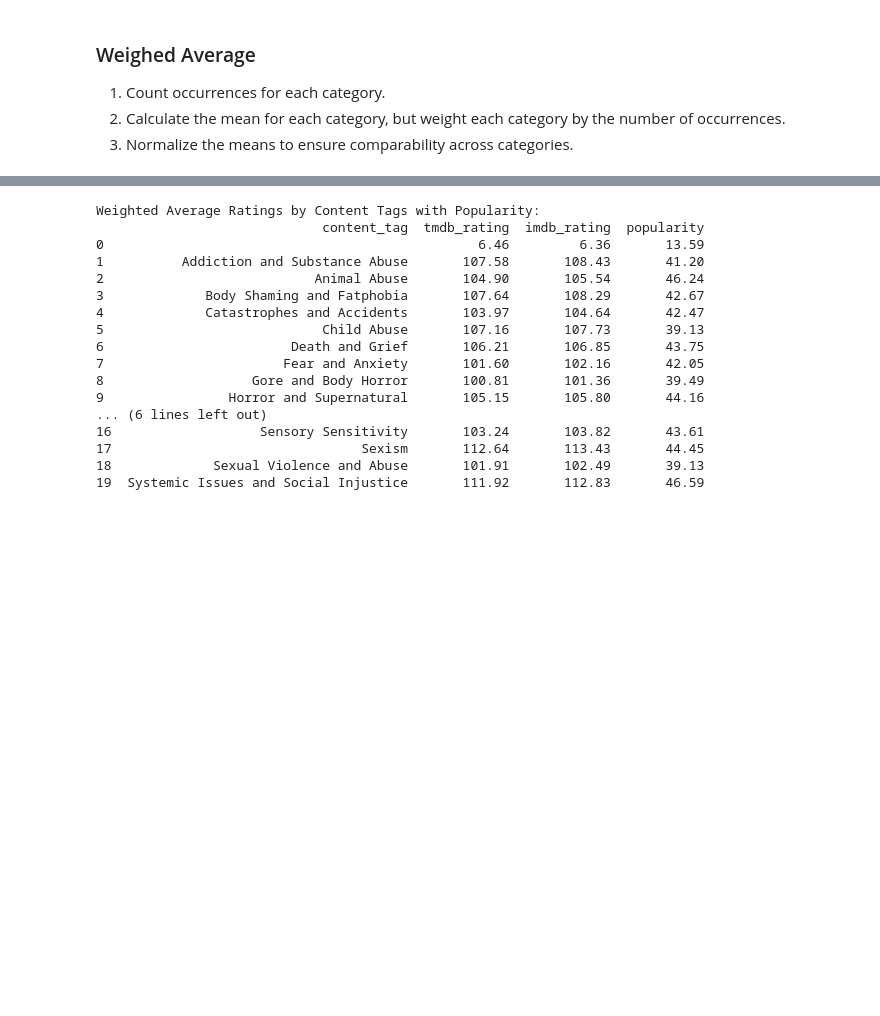
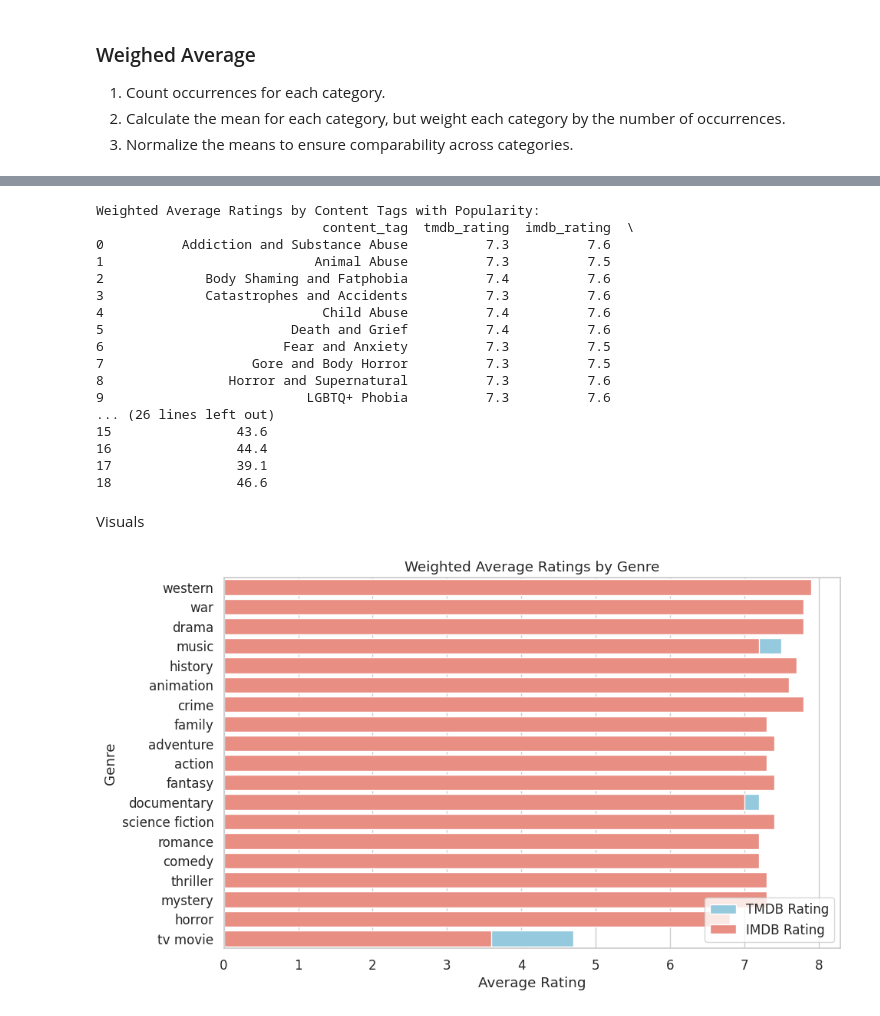
Before and after one commit to bruhu/film-sentiment-analysis, a Jupyter notebook: notebooks/film_analytics.ipynb, the cells around one changed output, grey strips where cells are left out. Cells and saved outputs as stored; diff of their text form; code cells hidden in the pictures; blank space fills up the shorter version.

Commit message:
cohens d, fix weighed tests and plots

```diff
--- a/notebooks/film_analytics.ipynb
+++ b/notebooks/film_analytics.ipynb
@@ -101,10 +149,13 @@ def weighted_mean_with_votes_and_popularity(group_df, category_column, rating_co
 # %%
 # calculate weighted averages
 sample_genre_sentiment_weighted = weighted_mean_with_votes_and_popularity(
-    sample_genres_df, 'genre', ['tmdb_rating', 'imdb_rating'], 'tmdb_votes', 'popularity'
+    sample_genres_df,
+    group_col='genre',
+    rating_cols=['tmdb_rating', 'imdb_rating'],
+    votes_cols=['tmdb_votes', 'imdb_votes'],
+    popularity_col='popularity'
 )
 
-# 4. Print Results with Popularity
-print('Weighted Average Ratings by Genre with Popularity:')
+print('Weighted Average Ratings by Genre with Popularity and Votes:\n')
 print(sample_genre_sentiment_weighted)
 # %% [output]
@@ -150,26 +207,61 @@ Weighted Average Ratings by Trigger Warnings (Events) with Popularity:
 [197 rows x 4 columns]
 # %%
 sample_content_sentiment_weighted = weighted_mean_with_votes_and_popularity(
-    sample_content_tags_df, 'content_tag', ['tmdb_rating', 'imdb_rating'], 'tmdb_votes', 'popularity'
+    sample_content_tags_df,
+    group_col='content_tag',
+    rating_cols=['tmdb_rating', 'imdb_rating'],
+    votes_cols=['tmdb_votes', 'imdb_votes'],
+    popularity_col='popularity'
 )
 
 print('\nWeighted Average Ratings by Content Tags with Popularity:')
 print(sample_content_sentiment_weighted)
 # %% [output]
 Weighted Average Ratings by Content Tags with Popularity:
-                             content_tag  tmdb_rating  imdb_rating  popularity
-0                                                6.46         6.36       13.59
-1          Addiction and Substance Abuse       107.58       108.43       41.20
-2                           Animal Abuse       104.90       105.54       46.24
-3             Body Shaming and Fatphobia       107.64       108.29       42.67
-4             Catastrophes and Accidents       103.97       104.64       42.47
-5                            Child Abuse       107.16       107.73       39.13
-6                        Death and Grief       106.21       106.85       43.75
-7                       Fear and Anxiety       101.60       102.16       42.05
-8                   Gore and Body Horror       100.81       101.36       39.49
-9                Horror and Supernatural       105.15       105.80       44.16
-... (6 lines left out)
-16                   Sensory Sensitivity       103.24       103.82       43.61
-17                                Sexism       112.64       113.43       44.45
-18             Sexual Violence and Abuse       101.91       102.49       39.13
-19  Systemic Issues and Social Injustice       111.92       112.83       46.59
+                             content_tag  tmdb_rating  imdb_rating  \
+0          Addiction and Substance Abuse          7.3          7.6
+1                           Animal Abuse          7.3          7.5
+2             Body Shaming and Fatphobia          7.4          7.6
+3             Catastrophes and Accidents          7.3          7.6
+4                            Child Abuse          7.4          7.6
+5                        Death and Grief          7.4          7.6
+6                       Fear and Anxiety          7.3          7.5
+7                   Gore and Body Horror          7.3          7.5
+8                Horror and Supernatural          7.3          7.6
+9                          LGBTQ+ Phobia          7.3          7.6
+... (26 lines left out)
+15                43.6
+16                44.4
+17                39.1
+18                46.6
+# %% [markdown]
+Visuals
+# %%
+# Visualization setup
+sns.set(style='whitegrid', palette='muted', font_scale=1.1)
+
+# Plot weighted average ratings by genre
+plt.figure(figsize=(10, 6))
+sns.barplot(
+    x='tmdb_rating',
+    y='genre',
+    data=sample_genre_sentiment_weighted.sort_values(by='tmdb_rating', ascending=False),
+    color='skyblue',
+    label='TMDB Rating',
+)
+sns.barplot(
+    x='imdb_rating',
+    y='genre',
+    data=sample_genre_sentiment_weighted.sort_values(by='imdb_rating', ascending=False),
+    color='salmon',
+    label='IMDB Rating',
+)
+
+plt.title('Weighted Average Ratings by Genre')
+plt.xlabel('Average Rating')
+plt.ylabel('Genre')
+plt.legend()
+plt.tight_layout()
+# plt.show()
+# %% [output]
+[figure, added]
```
Also changed, not shown: parts of 18 cells of this notebook.
